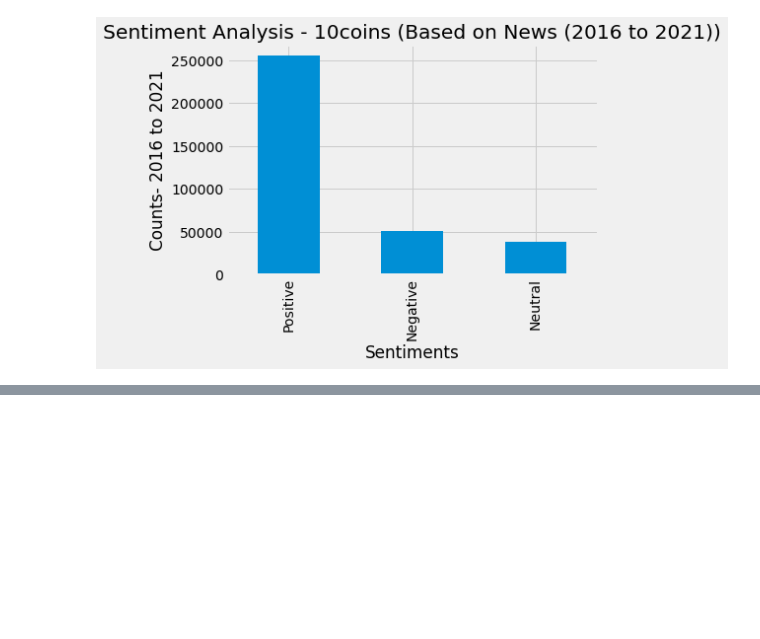
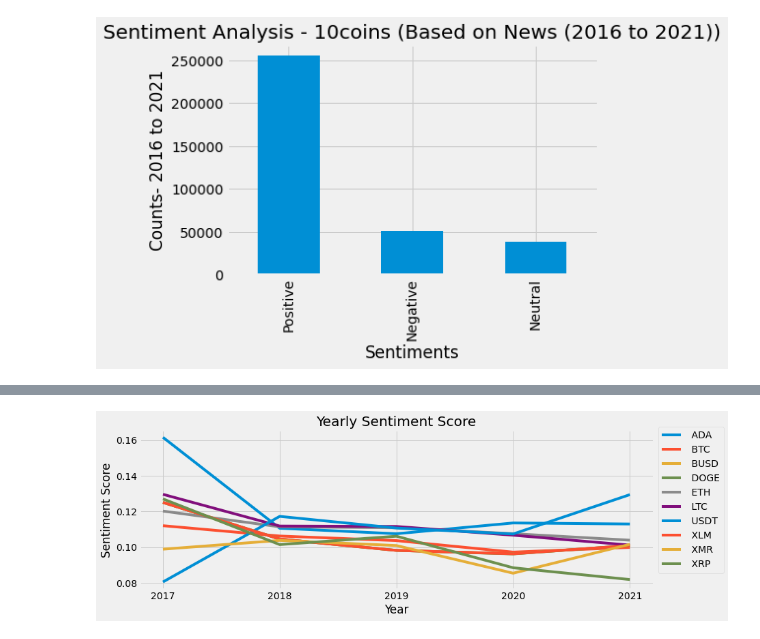
Before and after one commit to LaviJ/Cryptocurrency-Analysis, a Jupyter notebook: Database/Seg2_LJ/Crypto_news_FETCHED_daily_data_sentiment_analysis-Text_Article _2016_2019.ipynb, the cells around one changed output, grey strips where cells are left out. Cells and saved outputs as stored; diff of their text form; code cells hidden in the pictures; blank space fills up the shorter version.

Commit message:
Social Stats and Sentiment files updates

```diff
--- a/Database/Seg2_LJ/Crypto_news_FETCHED_daily_data_sentiment_analysis-Text_Article _2016_2019.ipynb
+++ b/Database/Seg2_LJ/Crypto_news_FETCHED_daily_data_sentiment_analysis-Text_Article _2016_2019.ipynb
@@ -508,0 +591,11 @@ Date_monthly = Final_News_df.groupby(['Dt_Rev_time']).resample('M').sum()
+# %%
+flattened.columns = [hdr.replace("('Polarity', ", " ").replace(")", "") \
+                     for hdr in flattened.columns]
+flattened.columns = [hdr.replace("('', ", " ").replace(")", "") \
+                     for hdr in flattened.columns]
+# %%
+flattened.columns = [hdr.replace("'", "") \
+                     for hdr in flattened.columns]
+# %%
+New_yearly = flattened.iloc[1:6]
+New_yearly
@@ -508,0 +609,3 @@ Date_monthly = Final_News_df.groupby(['Dt_Rev_time']).resample('M').sum()
+# %%
+New_yearly = New_yearly.set_index('Year')
+New_yearly
@@ -509 +620,26 @@ Date_monthly = Final_News_df.groupby(['Dt_Rev_time']).resample('M').sum()
+# %%
+# 8. Using the object-oriented interface method, plot the resample DataFrame using the df.plot() function.
+# Import the style from Matplotlib.
+from matplotlib import style
+import matplotlib.pyplot as plt
+
+# Use the graph style fivethirtyeight.
+style.use('fivethirtyeight')
+
+import numpy as np
+ax = New_yearly.plot(xticks=New_yearly.index, figsize=(12,4))
+
+# Set the x and y label
+ylab = ax.set_ylabel('Sentiment Score')
+ax.set_xlabel('Year')
+ax.legend(bbox_to_anchor=(1.0, 1.05))
+# Create a title.
+ax.set_title("Yearly Sentiment Score")
+
+# Save Figure
+# plt.savefig("Analysis/Yearly Sentiment Score(2017-2021.png")
+
+plt.show()
+# %% [output]
+[figure, added]
 # %%
```
Also changed, not shown: parts of 9 cells of this notebook, 5 other files.
